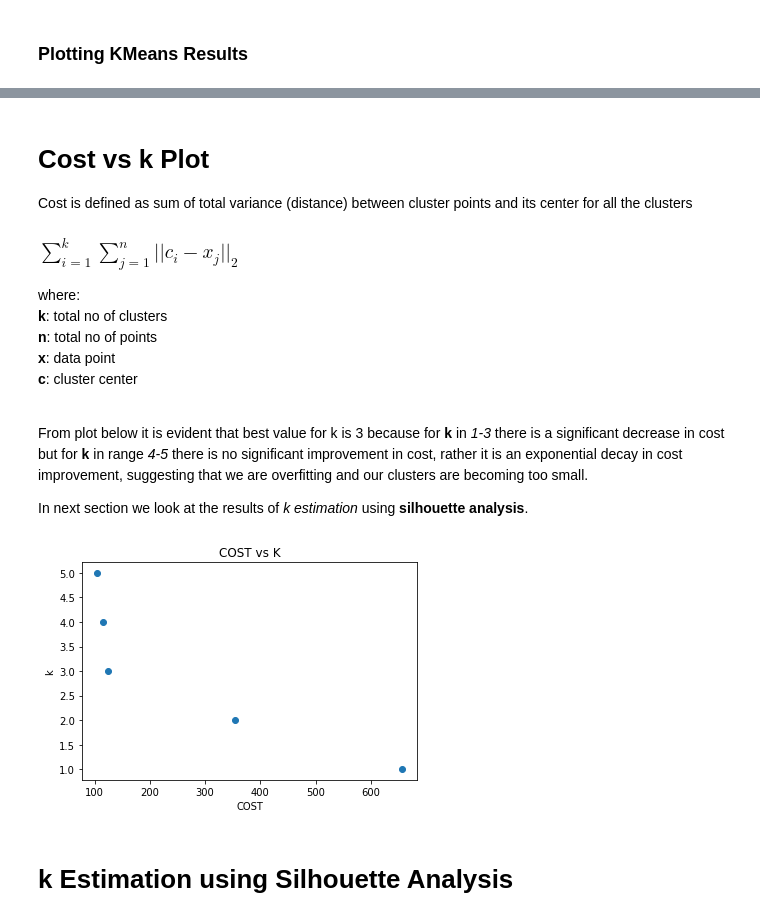
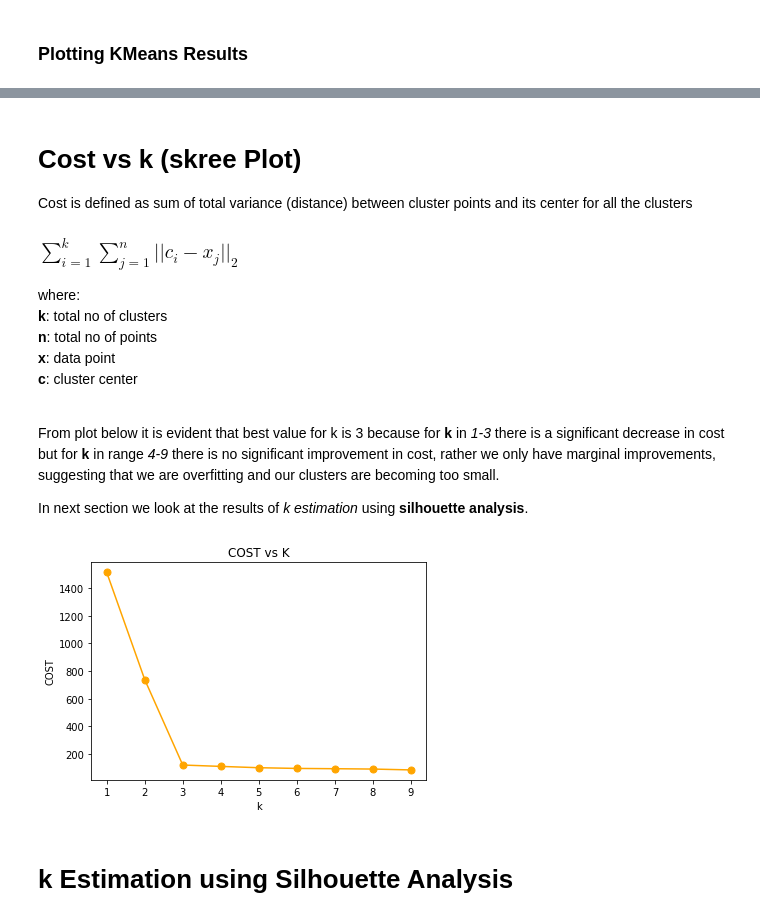
Before and after one commit to sahilsehwag/machine-learning-algorithms, a Jupyter notebook: kmeans.ipynb, the cells around one changed output, grey strips where cells are left out. Drawn from its saved outputs; the diff is of its cells as text; code cells hidden in the pictures.

```diff
--- a/kmeans.ipynb
+++ b/kmeans.ipynb
@@ -25,7 +29,7 @@ xTrain, xTest, yTrain, yTest = train_test_split(X, y)
 # KMeans
 # %%
 class CustomKMeans(BaseEstimator, ClusterMixin):
-    def __init__(self, k=None, max_iter=300, tol=0.0001):
+    def __init__(self, k=8, max_iter=300, tol=0.0001):
         self.k = k
         self.max_iter = max_iter
         self.tol = tol
@@ -90,6 +94,7 @@ class CustomKMeans(BaseEstimator, ClusterMixin):
 
             optimized = True
             for i in range(self.k):
+                #if not np.array_equal(centroids[i], old_centroids[i]):
                 if not np.allclose(centroids[i], old_centroids[i], atol=self.tol):
                     optimized = False
                     break
@@ -107,10 +112,6 @@ class CustomKMeans(BaseEstimator, ClusterMixin):
         self._cost = self._cost(self._cluster_centers, self._clusters)
 
 
-    def _estimate_k(self, X):
-        pass
-
-
     def _cost(self, centroids, clusters):
         cost = 0
         for i in range(self.k):
@@ -124,17 +125,18 @@ class CustomKMeans(BaseEstimator, ClusterMixin):
         y_preds = []
         for point in X:
             # computing  eucledian distances between given point and centroids
-            distances = [np.linalg.norm(centroid-point) for centroid in self.centroids]
+            distances = [np.linalg.norm(centroid-point) for centroid in self._cluster_centers]
 
             #cendroid with minimum distance
-            y_preds.append(distances.argmin())
+            y_preds.append(np.argmin(distances))
 
-        return y_preds
+        return np.array(y_preds)
 
 
     def _check_params(self, X):
-        if self.k is None:
-            self.k = self._estimate_k(self.X)
+        if self.k is 0:
+            warnings.warn('k cannot be equal to 0')
+            self.k = 8
 # %% [markdown]
 # CustomKMeans vs KMeans
 # %%
@@ -187,5 +189,5 @@ plt.show()
 # %% [markdown]
-# Cost vs k Plot
+# Cost vs k (skree Plot)
 Cost is defined as sum of total variance (distance) between cluster points and its center for all the clusters
 ### $\sum_{i=1}^{k} \sum_{j=1}^{n} ||c_i - x_j||_2$
 where:<br>
@@ -195,23 +197,23 @@ where:<br>
 **c**: cluster center<br>
 <br>
 
-From plot below it is evident that best value for k is 3 because for **k** in *1-3* there is a significant decrease in cost but for **k** in range *4-5* there is no significant improvement in cost, rather it is an exponential decay in cost improvement, suggesting that we are overfitting and our clusters are becoming too small.
+From plot below it is evident that best value for k is 3 because for **k** in *1-3* there is a significant decrease in cost but for **k** in range *4-9* there is no significant improvement in cost, rather we only have marginal improvements, suggesting that we are overfitting and our clusters are becoming too small.
 
 In next section we look at the results of *k estimation* using **silhouette analysis**.
 # %%
-ks = np.arange(1, 6)
+ks = np.arange(1, 10)
 costs = []
 for k in ks:
     tempModel = CustomKMeans(k=k).fit(X)
     costs.append(tempModel.cost_)
 
-plt.scatter(costs, ks)
+plt.plot(ks, costs, markersize="7", marker='o', c='orange')
 
-plt.xlabel('COST')
-plt.ylabel('k')
+plt.xlabel('k')
+plt.ylabel('COST')
 plt.title('COST vs K')
 plt.show()
 # %% [output]
-[figure, old version]
+[figure, new version]
 # %% [markdown]
 # k Estimation using Silhouette Analysis
```
Also changed, not shown: parts of 10 cells of this notebook.
